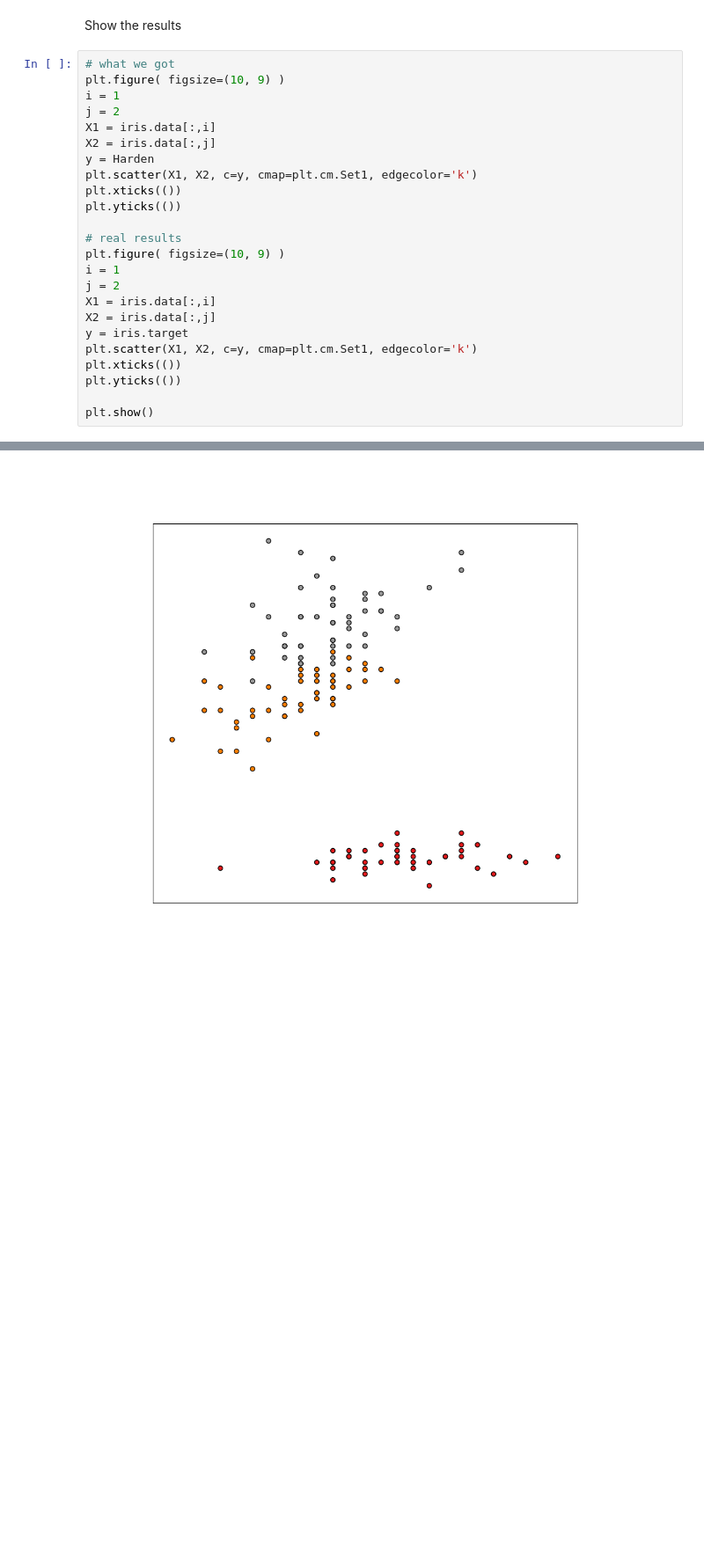
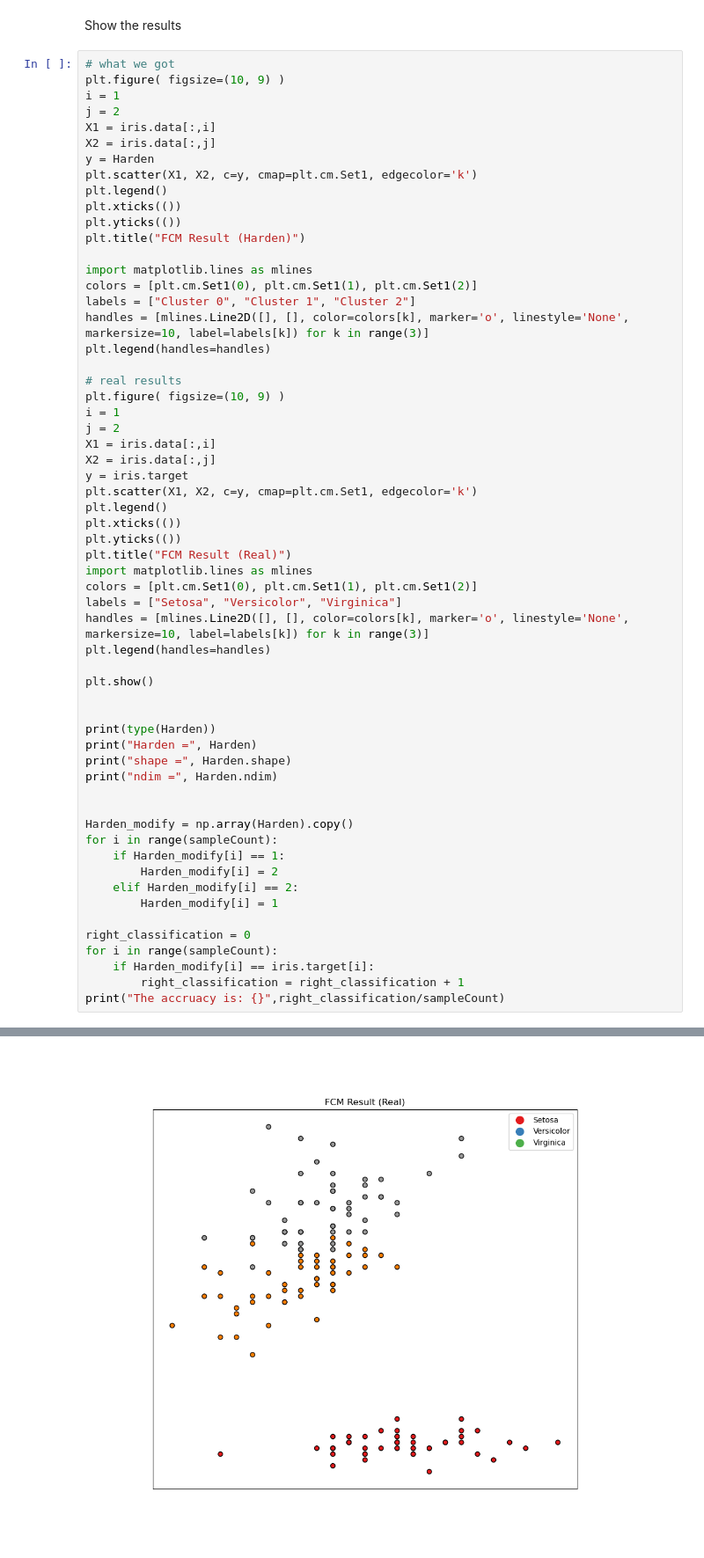
Before and after one commit to RyanWBiao/ComputationalIntelligence2025, a Jupyter notebook: FuzzySets/FCM.ipynb, the cells around one changed output, grey strips where cells are left out. Shown at 88% size. Cells and saved outputs as stored; diff of their text form; blank space fills up the shorter version.

```diff
--- a/FuzzySets/FCM.ipynb
+++ b/FuzzySets/FCM.ipynb
@@ -251,8 +270,16 @@ X1 = iris.data[:,i]
 X2 = iris.data[:,j]
 y = Harden
 plt.scatter(X1, X2, c=y, cmap=plt.cm.Set1, edgecolor='k')
+plt.legend()
 plt.xticks(())
 plt.yticks(())
+plt.title("FCM Result (Harden)")
+
+import matplotlib.lines as mlines
+colors = [plt.cm.Set1(0), plt.cm.Set1(1), plt.cm.Set1(2)]
+labels = ["Cluster 0", "Cluster 1", "Cluster 2"]
+handles = [mlines.Line2D([], [], color=colors[k], marker='o', linestyle='None', markersize=10, label=labels[k]) for k in range(3)]
+plt.legend(handles=handles)
 
 # real results
 plt.figure( figsize=(10, 9) )
@@ -262,8 +289,35 @@ X1 = iris.data[:,i]
 X2 = iris.data[:,j]
 y = iris.target
 plt.scatter(X1, X2, c=y, cmap=plt.cm.Set1, edgecolor='k')
+plt.legend()
 plt.xticks(())
 plt.yticks(())
+plt.title("FCM Result (Real)")
+import matplotlib.lines as mlines
+colors = [plt.cm.Set1(0), plt.cm.Set1(1), plt.cm.Set1(2)]
+labels = ["Setosa", "Versicolor", "Virginica"]
+handles = [mlines.Line2D([], [], color=colors[k], marker='o', linestyle='None', markersize=10, label=labels[k]) for k in range(3)]
+plt.legend(handles=handles)
 
 plt.show()
+
+
+print(type(Harden))
+print("Harden =", Harden)
+print("shape =", Harden.shape)
+print("ndim =", Harden.ndim)
+
+
+Harden_modify = np.array(Harden).copy()
+for i in range(sampleCount):
+    if Harden_modify[i] == 1:
+        Harden_modify[i] = 2
+    elif Harden_modify[i] == 2:
+        Harden_modify[i] = 1
+
+right_classification = 0
+for i in range(sampleCount):
+    if Harden_modify[i] == iris.target[i]:
+        right_classification = right_classification + 1
+print("The accruacy is: {}",right_classification/sampleCount)
 # %% [output]
@@ -270 +326 @@ plt.show()
-[figure, old version]
+[figure, new version]
```
Also changed, not shown: parts of 6 cells of this notebook.
